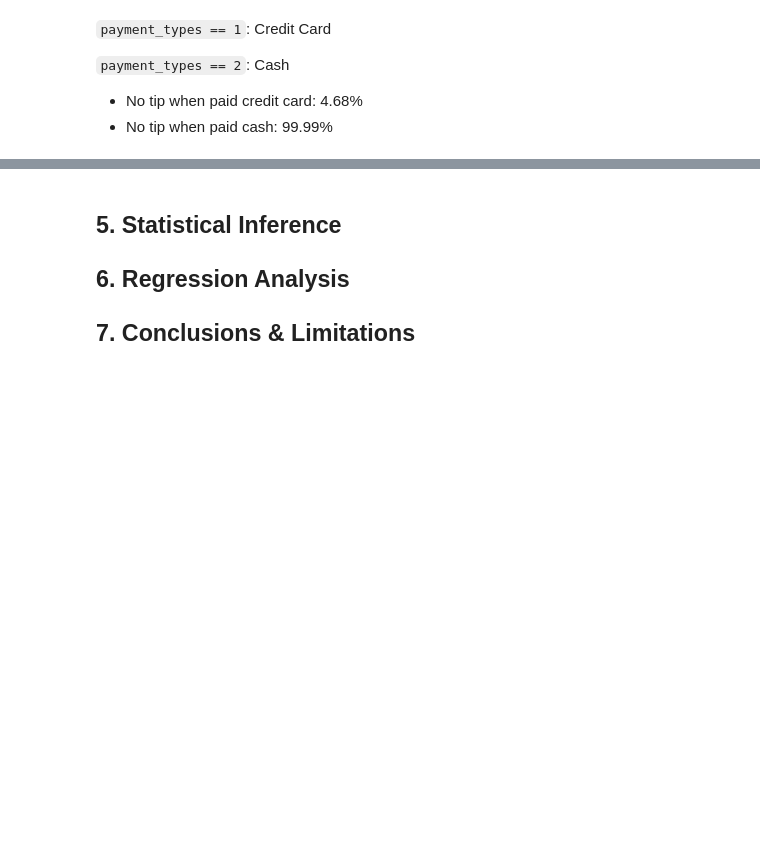
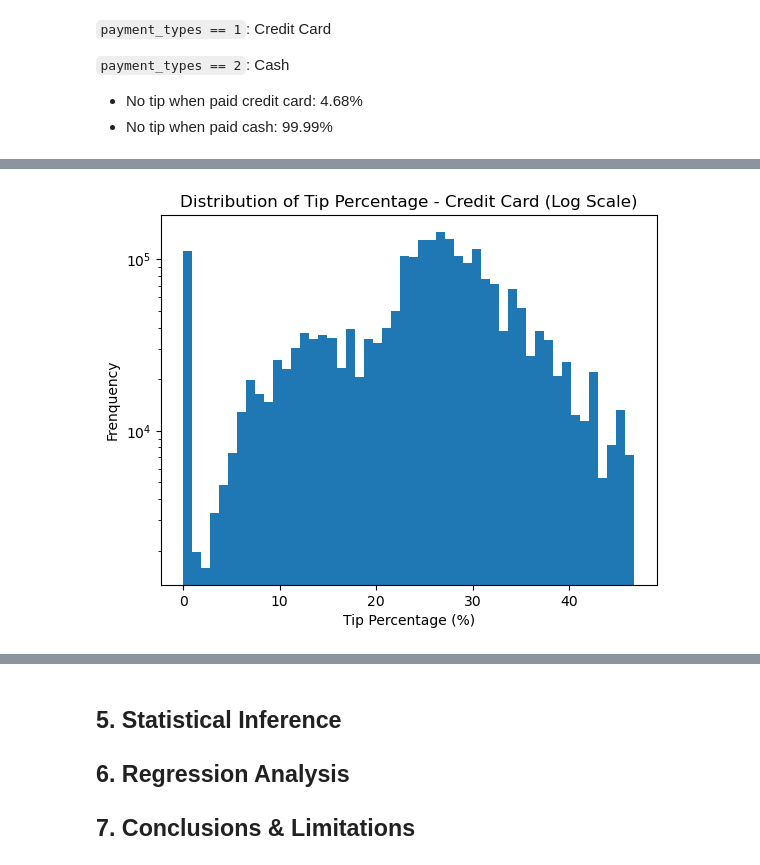
Before and after one commit to inukbaik/nyc-taxi-tipping-analysis, a Jupyter notebook: nyc_taxi_tipping_analysis.ipynb, the cells around one changed output, grey strips where cells are left out. Drawn from its saved outputs; the diff is of its cells as text; code cells hidden in the pictures; blank space fills up the shorter version.

```diff
--- a/nyc_taxi_tipping_analysis.ipynb
+++ b/nyc_taxi_tipping_analysis.ipynb
@@ -357,0 +384,9 @@ print((
+# %%
+plt.figure()
+plt.hist(df_card.loc[df_card["tip_percentage"] <= upper_bound, "tip_percentage"] + 0.01, bins=50, log=True)
+plt.xlabel("Tip Percentage (%)")
+plt.ylabel("Frenquency")
+plt.title("Distribution of Tip Percentage - Credit Card (Log Scale)")
+plt.show()
+# %% [output]
+[figure, added]
```
Also changed, not shown: parts of 18 cells of this notebook.
